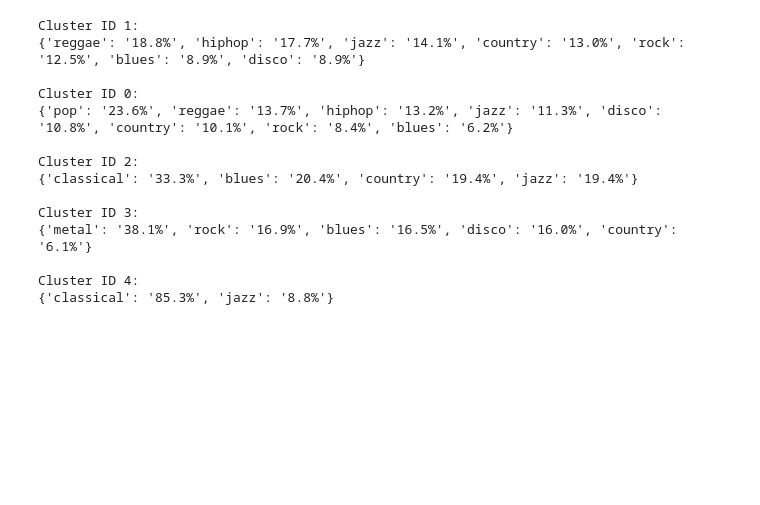
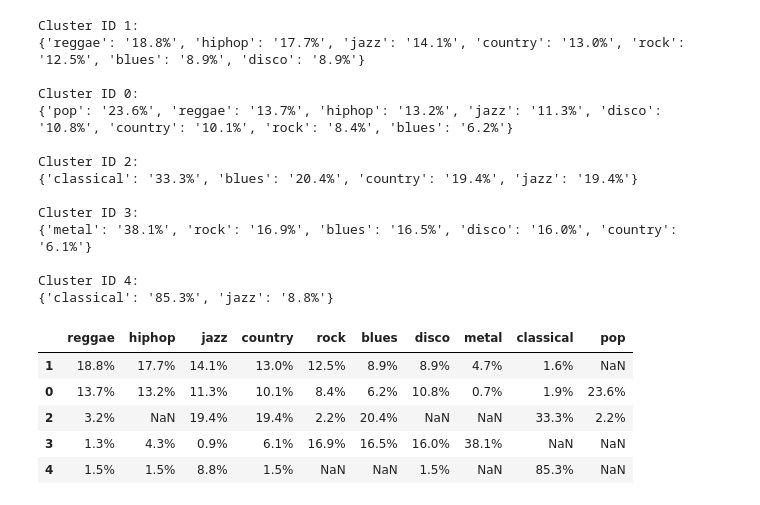
Before and after one commit to simonou99/music_genre_classification, a Jupyter notebook: main.ipynb, the cells around one changed output. Saved outputs shown, nothing was run; the diff lists cells and outputs as text; code cells hidden in the pictures; blank space fills up the shorter version.

```diff
--- a/main.ipynb
+++ b/main.ipynb
@@ -559,3 +618,12 @@ Cluster ID 3:
 
 Cluster ID 4:
 {'classical': '85.3%', 'jazz': '8.8%'}
+# %%
+pd.DataFrame.from_dict(prettify_dict(get_class_distribution(parent_mod, y))).transpose()
+# %% [output]
+|  | reggae | hiphop | jazz | country | rock | blues | disco | metal | classical | pop |
+| 1 | 18.8% | 17.7% | 14.1% | 13.0% | 12.5% | 8.9% | 8.9% | 4.7% | 1.6% | NaN |
+| 0 | 13.7% | 13.2% | 11.3% | 10.1% | 8.4% | 6.2% | 10.8% | 0.7% | 1.9% | 23.6% |
+| 2 | 3.2% | NaN | 19.4% | 19.4% | 2.2% | 20.4% | NaN | NaN | 33.3% | 2.2% |
+| 3 | 1.3% | 4.3% | 0.9% | 6.1% | 16.9% | 16.5% | 16.0% | 38.1% | NaN | NaN |
+| 4 | 1.5% | 1.5% | 8.8% | 1.5% | NaN | NaN | 1.5% | NaN | 85.3% | NaN |
```
Also changed, not shown: parts of 11 cells of this notebook.
